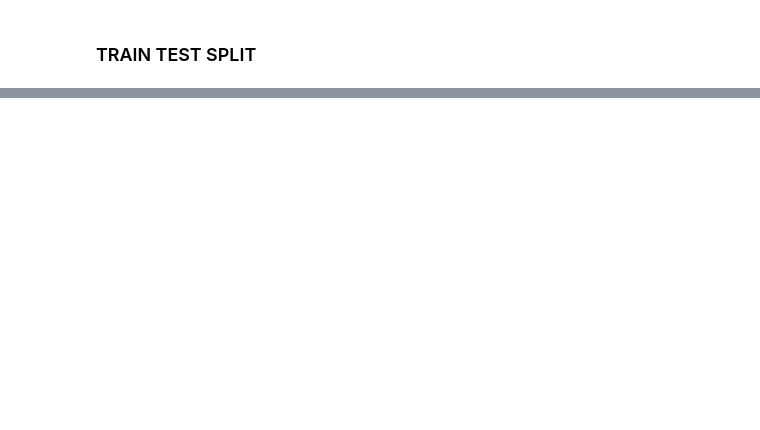
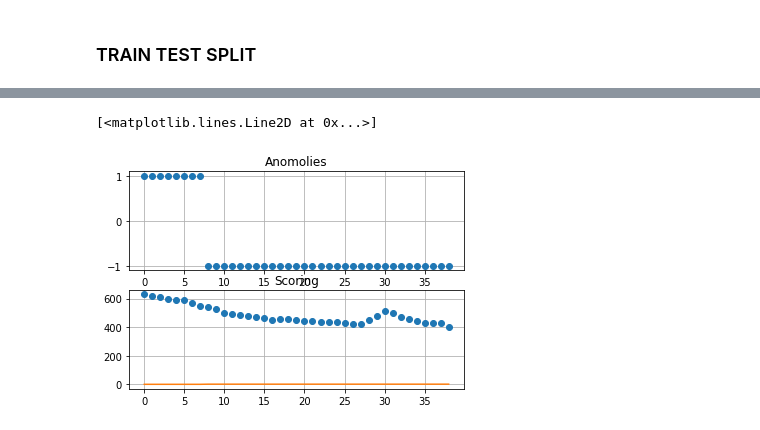
Before and after one commit to sheyaa/caterpillar_mset, a Jupyter notebook: Mice_SVM.ipynb, the cells around one changed output, grey strips where cells are left out. Cells and saved outputs as stored; diff of their text form; code cells hidden in the pictures; blank space fills up the shorter version.

```diff
--- a/Mice_SVM.ipynb
+++ b/Mice_SVM.ipynb
@@ -83,0 +107,19 @@ plt.scatter(X[5001:,0],X[5001:,1], c = outliers)
+# %%
+plt.subplot(2, 1, 1)
+#plt.plot(predict,'o')
+plt.plot(predict[5001:5040],'o')
+plt.grid()
+plt.title("Anomolies")
+
+plt.subplot(2, 1, 2)
+#plt.plot(scores,'o')
+plt.plot(scores[5001:5040],'o')
+plt.grid()
+plt.title("Scoring")
+
+thresh=predict==-1
+plt.subplot(2, 1, 2)
+plt.plot(thresh[5001:5040])
+# %% [output]
+[<matplotlib.lines.Line2D at 0x...>]
+[figure, added]
```
Also changed, not shown: parts of 22 cells of this notebook, 2 other files.
